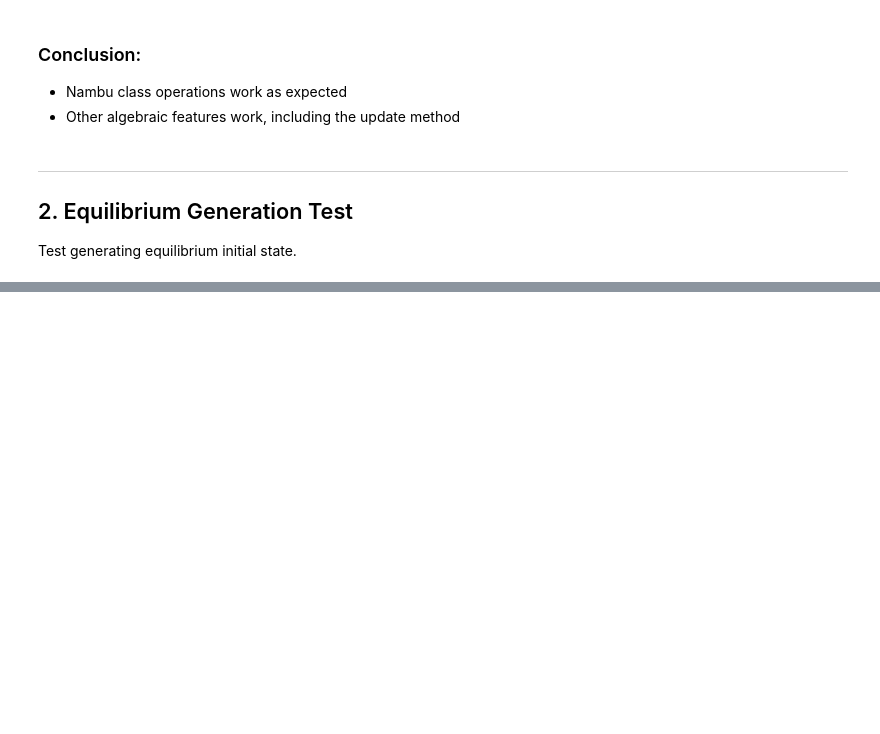
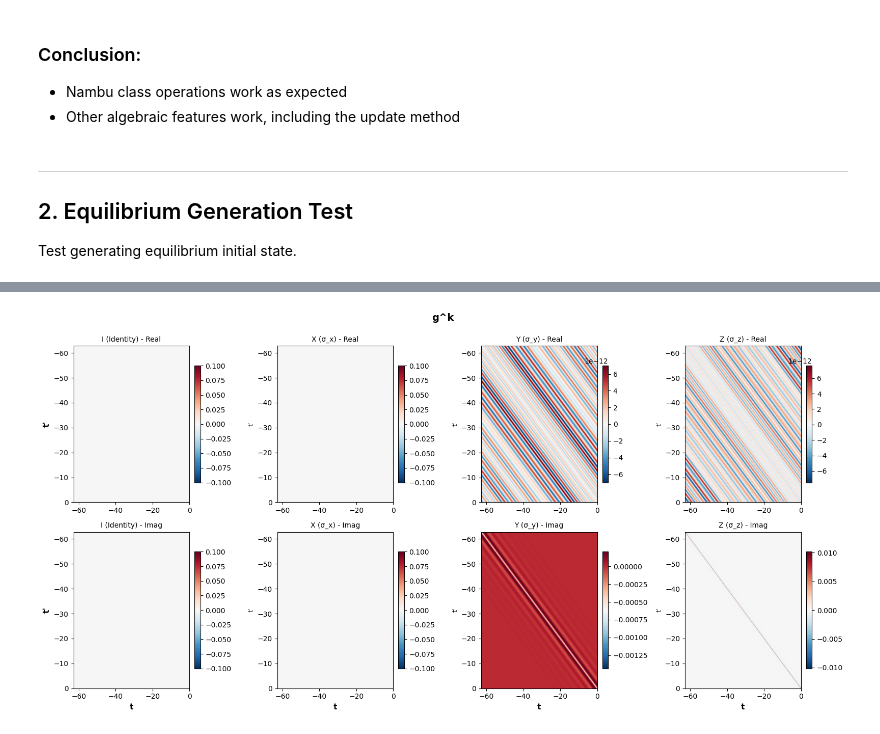
Before and after one commit to j-curtis/psBQP, a Jupyter notebook: code_testing.ipynb, the cells around one changed output, grey strips where cells are left out. Cells and saved outputs as stored; diff of their text form; code cells hidden in the pictures; blank space fills up the shorter version.

```diff
--- a/code_testing.ipynb
+++ b/code_testing.ipynb
@@ -373,0 +385,4 @@ Gap values:
+# %%
+plot_nambu_components(initial_state.gk, evolution.time_grid, 'g^k')
+# %% [output]
+[figure, added]
```
Also changed, not shown: parts of 11 cells of this notebook, 4 other files.
